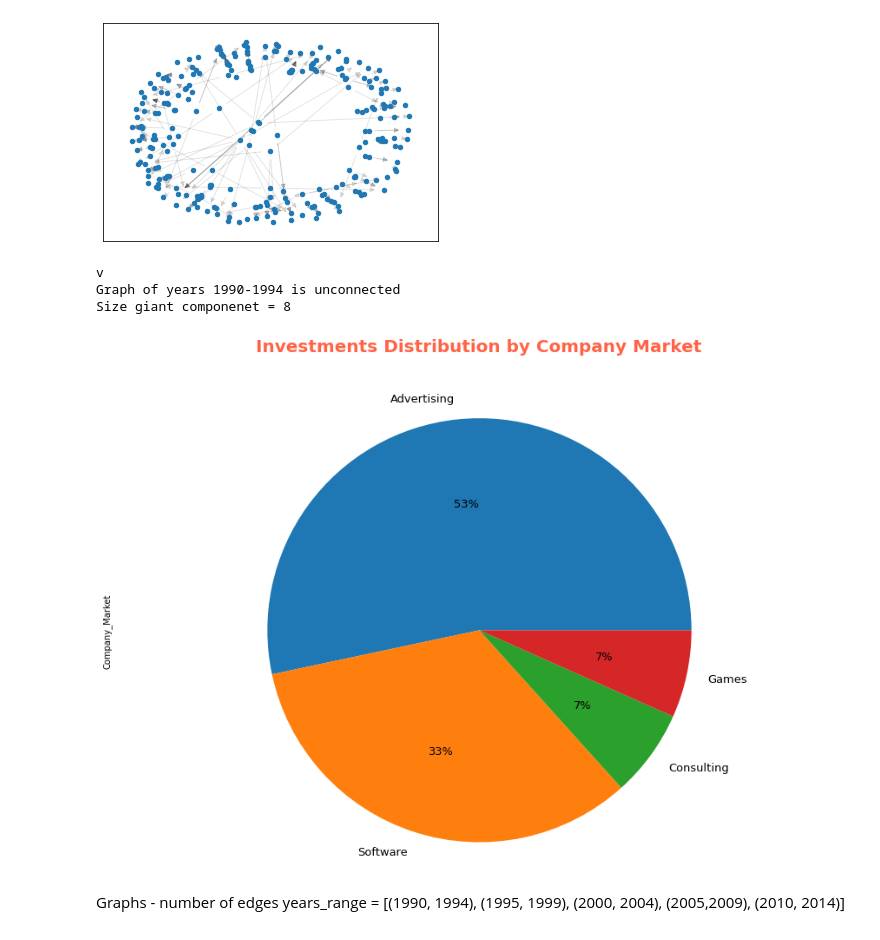
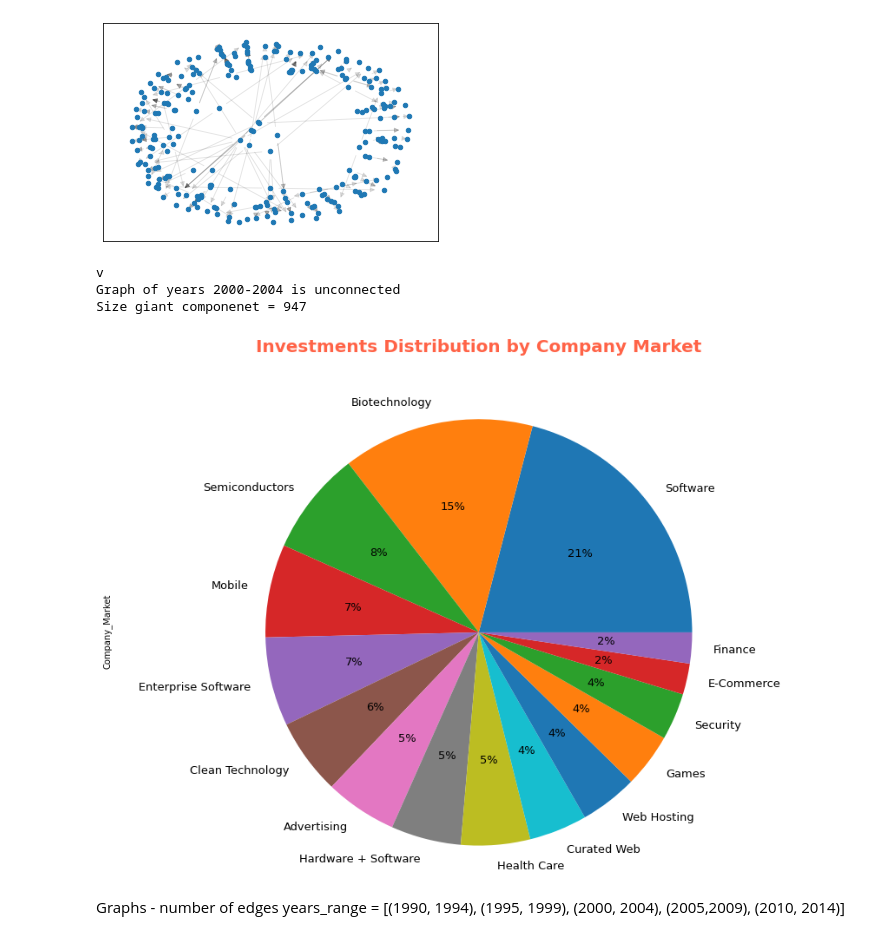
Before and after one commit to omeryefet/Complex_Networks, a Jupyter notebook: Project2022.ipynb, the cells around one changed output. Drawn from its saved outputs; the diff is of its cells as text; code cells hidden in the pictures.

```diff
--- a/Project2022.ipynb
+++ b/Project2022.ipynb
@@ -247,20 +247,20 @@ def print_giant_component(num):
         print(f'Graph of years {years_dict[num][0]}-{years_dict[num][1]} is unconnected')
         print("Size giant componenet =", len(max(nx.connected_components(G),key=len)))
 
-print_giant_component(0)
+print_giant_component(2)
 # %% [output]
 v
-Graph of years 1990-1994 is unconnected
-Size giant componenet = 8
+Graph of years 2000-2004 is unconnected
+Size giant componenet = 947
 # %%
 def plot_company_market_distribution(num):
     df_list[num].Company_Market.value_counts().head(15).plot.pie(figsize=(15,10),autopct='%1.0f%%',fontsize=13)
     plt.title('Investments Distribution by Company Market\n\n', fontsize=20, fontweight='bold',color='tomato')
     plt.axis('equal')
 
-plot_company_market_distribution(0)
+plot_company_market_distribution(3)
 # %% [output]
-[figure, old version]
+[figure, new version]
 # %% [markdown]
 Graphs - number of edges
 years_range = [(1990, 1994), (1995, 1999), (2000, 2004), (2005,2009), (2010, 2014)]
```
Also changed, not shown: parts of 14 cells of this notebook, 1 other file.
